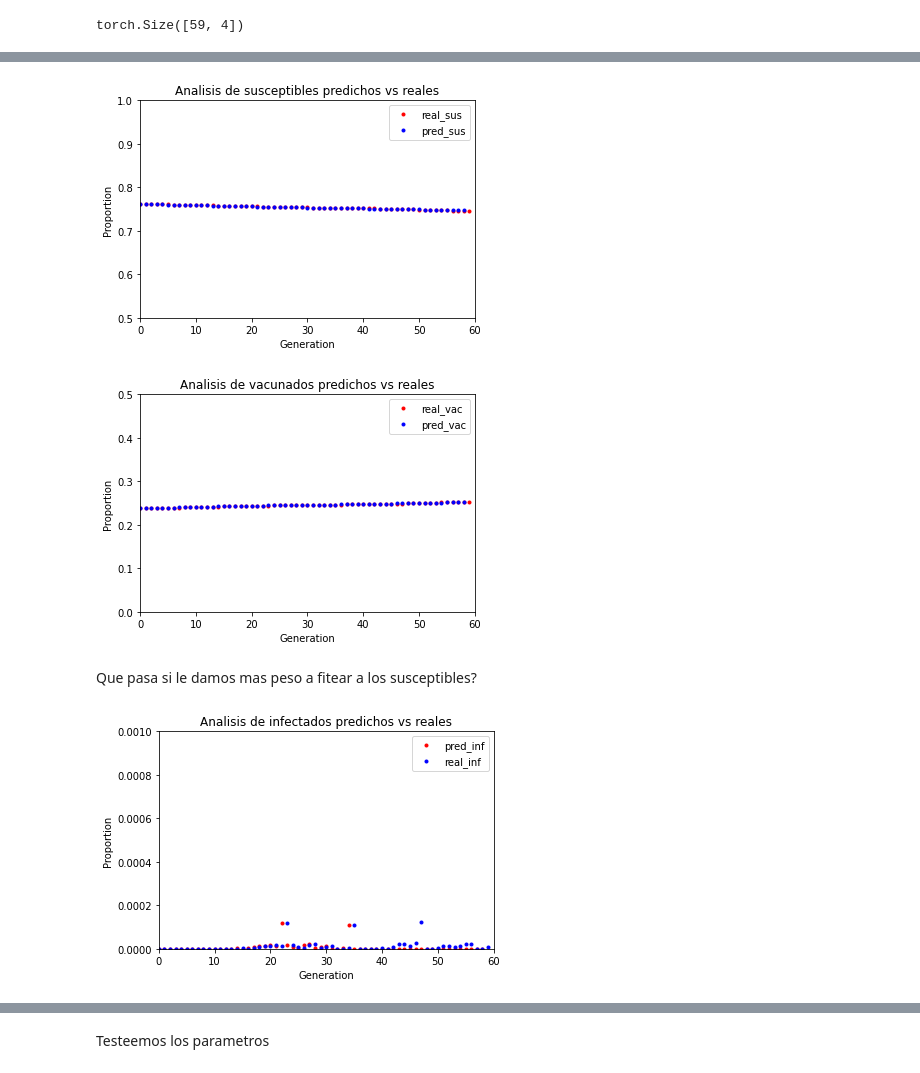
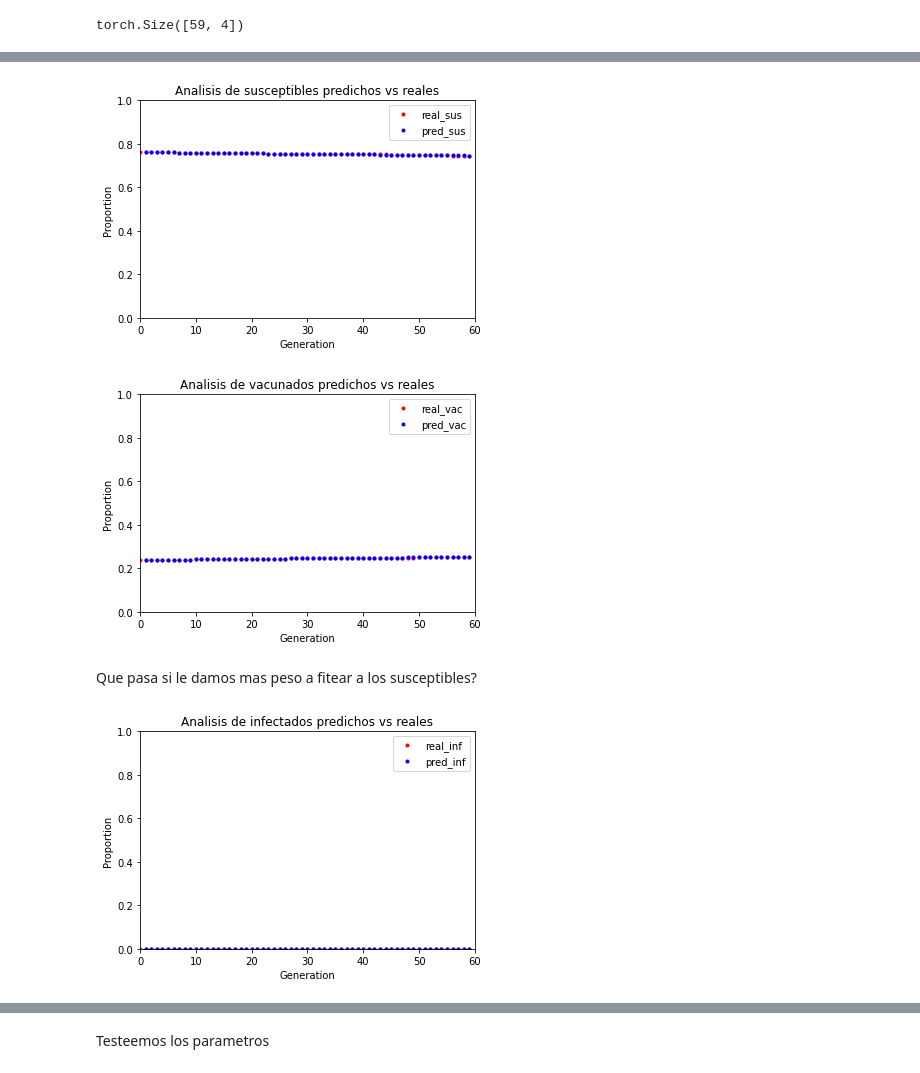
Before and after one commit to axel-sirota/simuladores-unlam, a Jupyter notebook: notebooks/SIRV_Pytorch-tuberculosis.ipynb, the cells around one changed output, grey strips where cells are left out. Cells and saved outputs as stored; diff of their text form; code cells hidden in the pictures.

```diff
--- a/notebooks/SIRV_Pytorch-tuberculosis.ipynb
+++ b/notebooks/SIRV_Pytorch-tuberculosis.ipynb
@@ -142,40 +148,39 @@ def train(train_set, fold_size=10, future_size=5):
         opt.zero_grad()
         if loss.item() < best:
             best = loss.item()
-            torch.save(sir, f'{enfermedad}_{fold_size}.pkl')
+            torch.save(sir, f'{model_checkpoint_folder}/{enfermedad}_{fold_size}.pkl')
         if epoch%100 == 0:
             print(f'Epoch: {epoch}, loss: {loss.item()}')
         if loss.isnan():
             raise ValueError()
         for p in sir.parameters():
             p.data.clamp_(0)
-        if epoch > 100:
-            early_stopping(loss.item(), sir)
-
-            if early_stopping.early_stop:
-                print("Early stopping")
-                break
+        early_stopping(loss.item(), sir)
+        if early_stopping.early_stop:
+            print("Early stopping")
+            break
     return best
 
 
 def train_and_val_k_fold():
-    divergences = []
+    divergences = {}
     rmses = []
     losses = {}
     future_index_check = 10
     min_datapoints = 40
     for fold_size in range(min_datapoints, len(y)-future_index_check):
         print(f'\nAnalyzing fold: {fold_size}\n')
-        folded_train_set = y[:fold_size+future_index_check].clone()
+        folded_train_set = y[:fold_size+future_index_check+1].clone()
         best_loss = train(train_set=folded_train_set, fold_size=fold_size, future_size=future_index_check)
-        model = torch.load(f'{enfermedad}_{fold_size}.pkl')
+        model = torch.load(f'{model_checkpoint_folder}/{enfermedad}_{fold_size}.pkl')
         preds = model(folded_train_set[:fold_size], size_of_starter_set=fold_size, amount_of_prediction_in_future=len(folded_train_set)+1)[fold_size:fold_size+future_index_check]
         target = y[fold_size:fold_size+future_index_check]
-        kl_divergence = torchmetrics.functional.kl_divergence(target, preds).detach().item()
+        target[target==0] = 1e-15
+        kl_divergence = torch.nn.functional.kl_div(target.log(), preds, reduction='batchmean').detach().item()
         rmse = torch.sqrt(torchmetrics.functional.mean_squared_error(target, preds)).detach().item()
         print(f'\nKL Divergence:{kl_divergence}\n')
         print(f'\nRMSE:{rmse}\n')
-        divergences.append(kl_divergence)
+        divergences[fold_size] = kl_divergence
         rmses.append(rmse)
         losses[fold_size] = best_loss
     return divergences, rmses, losses
@@ -210,8 +215,8 @@ import matplotlib.pyplot as plt
 %matplotlib inline
 
 best_fold_size = min(losses, key=losses.get)
-model = torch.load(f'{enfermedad}_{best_fold_size}.pkl')
-torch.save(sir, f'{enfermedad}.pkl')
+model = torch.load(f'{model_checkpoint_folder}/{enfermedad}_{best_fold_size}.pkl')
+torch.save(model, f'models/trained_models/{enfermedad}.pkl')
 y = torch.from_numpy(data_numpy.astype(np.float32))
 res = model(y, size_of_starter_set=best_fold_size, amount_of_prediction_in_future=len(y))
 # %%
@@ -231,9 +260,9 @@ os.makedirs(f'figures/{enfermedad}', exist_ok=True)
 # %%
 predicted_susceptible = res[:,0].detach().numpy()
 real_susceptible = y[:,0].detach().numpy()
-plt.plot(real_susceptible, color = 'r', linewidth=0, marker='.', label='real_sus')
-plt.plot(predicted_susceptible, color = 'b', linewidth=0, marker='.', label='pred_sus')
-plt.ylim(0.5, 1)
+plt.plot(data.index, real_susceptible, color = 'r', linewidth=0, marker='.', label='real_sus')
+plt.plot(data.index[1:], predicted_susceptible, color = 'b', linewidth=0, marker='.', label='pred_sus')
+plt.ylim(0, 1)
 plt.xlim(0,len(y))
 plt.ylabel('Proportion')
 plt.xlabel('Generation')
@@ -241,13 +270,13 @@ plt.title('Analisis de susceptibles predichos vs reales')
 plt.legend()
 plt.savefig(f'figures/{enfermedad}/accumul_prediction.png', format='png', linewidth = 0.01)
 # %% [output]
-[figure, old version]
+[figure, new version]
 # %%
 predicted_vaccinated = res[:,3].detach().numpy()
 real_vaccinated = y[:,3].detach().numpy()
-plt.plot(real_vaccinated, color = 'r', linewidth=0, marker='.', label='real_vac')
-plt.plot(predicted_vaccinated, color = 'b', linewidth=0, marker='.', label='pred_vac')
-plt.ylim(0, 0.5)
+plt.plot(data.index, real_vaccinated, color = 'r', linewidth=0, marker='.', label='real_vac')
+plt.plot(data.index[1:], predicted_vaccinated, color = 'b', linewidth=0, marker='.', label='pred_vac')
+plt.ylim(0, 1)
 plt.xlim(0,len(y))
 plt.ylabel('Proportion')
 plt.xlabel('Generation')
@@ -255,23 +284,24 @@ plt.title('Analisis de vacunados predichos vs reales')
 plt.legend()
 plt.savefig(f'figures/{enfermedad}/accumul_prediction_vaccinated.png', format='png', linewidth = 0.01)
 # %% [output]
-[figure, old version]
+[figure, new version]
 # %% [markdown]
 Que pasa si le damos mas peso a fitear a los susceptibles?
 # %%
 predicted_infected = res[:,1].detach().numpy()
 real_infected = y[:,1].detach().numpy()
-plt.plot(predicted_infected, color = 'r', linewidth=0, marker='.', label='pred_inf')
-plt.plot(real_infected, color = 'b', linewidth=0, marker='.', label='real_inf')
-plt.ylim(0, 0.001)
+plt.plot(data.index, real_infected, color = 'r', linewidth=0, marker='.', label='real_inf')
+plt.plot(data.index[1:], predicted_infected, color = 'b', linewidth=0, marker='.', label='pred_inf')
+# plt.yscale('log')
 plt.xlim(0,len(y))
+plt.ylim(0,1)
 plt.ylabel('Proportion')
 plt.xlabel('Generation')
 plt.title('Analisis de infectados predichos vs reales')
 plt.legend()
 plt.savefig(f'figures/{enfermedad}/accumul_infected.png', format='png', linewidth = 0.01)
 # %% [output]
-[figure, old version]
+[figure, new version]
 # %%
 predicted_recov = res[:,2].detach().numpy()
 real_recov = y[:,2].detach().numpy()
```
Also changed, not shown: parts of 18 cells of this notebook, 5 other files.
